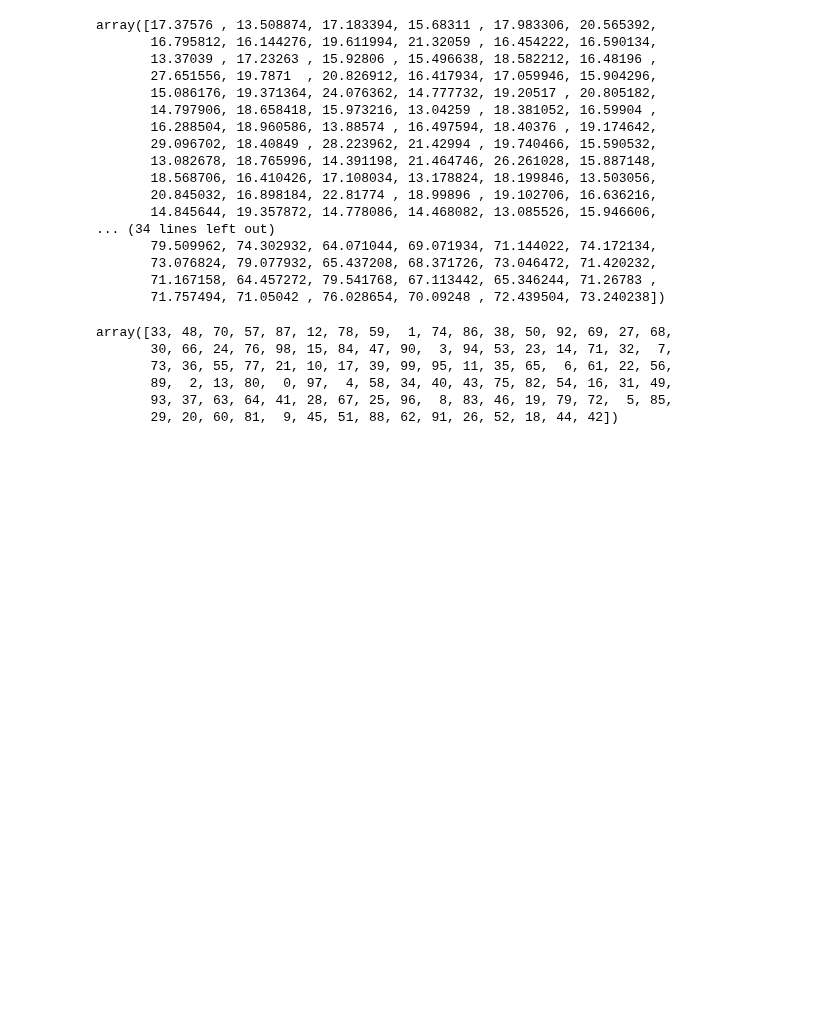
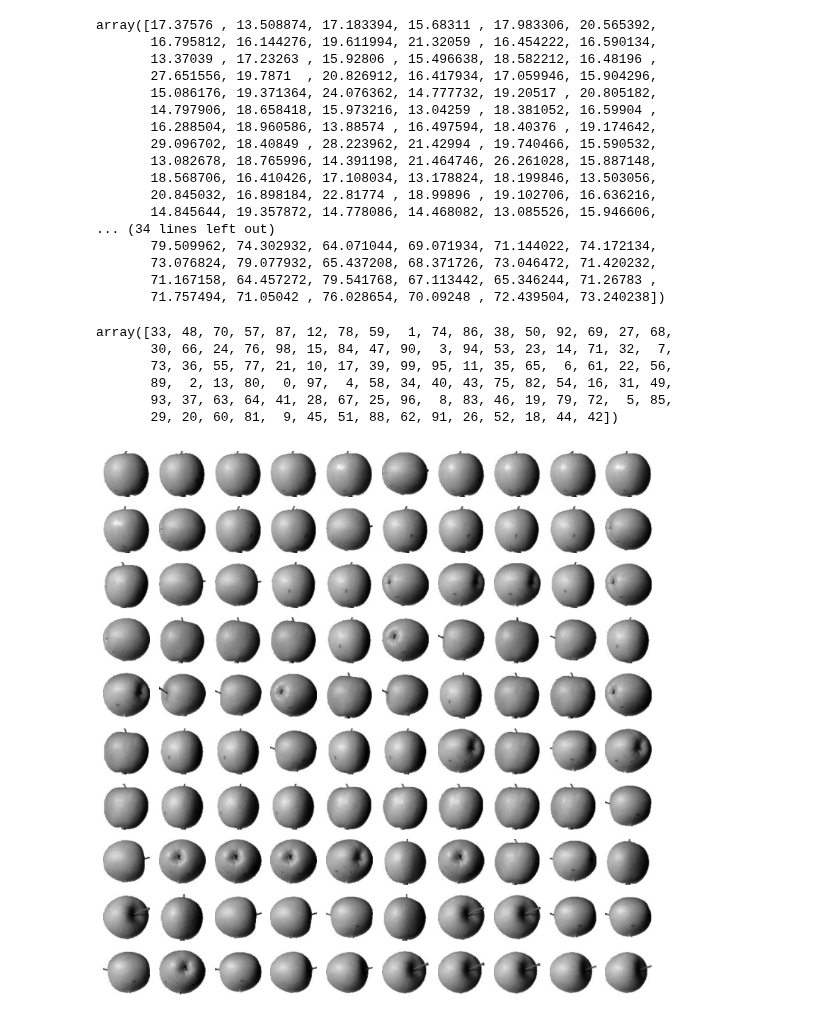
Before and after one commit to yonggyo1125/ai_class_source, a Jupyter notebook: 09 핀테크 머신러닝과 딥러닝 이해/source/day07/ex02.ipynb, the cells around one changed output. Saved outputs shown, nothing was run; the diff lists cells and outputs as text; code cells hidden in the pictures; blank space fills up the shorter version.

```diff
--- a/09 핀테크 머신러닝과 딥러닝 이해/source/day07/ex02.ipynb
+++ b/09 핀테크 머신러닝과 딥러닝 이해/source/day07/ex02.ipynb
@@ -162,10 +162,13 @@ array([33, 48, 70, 57, 87, 12, 78, 59,  1, 74, 86, 38, 50, 92, 69, 27, 68,
        93, 37, 63, 64, 41, 28, 67, 25, 96,  8, 83, 46, 19, 79, 72,  5, 85,
        29, 20, 60, 81,  9, 45, 51, 88, 62, 91, 26, 52, 18, 44, 42])
 # %%
-_, axs = subplots(10, 10, figsize=(10, 10))
+_, axs = plt.subplots(10, 10, figsize=(10, 10))
 for i in range(10): # 10행
     for j in range(10): # 10열
         # i * 10 + j
         axs[i, j].imshow(fruits[apple_index[i * 10 + j]], cmap='gray_r')
+        axs[i,j].axis('off')
 
 plt.show()
+# %% [output]
+[figure, added]
```
Also changed, not shown: parts of 2 cells of this notebook.
